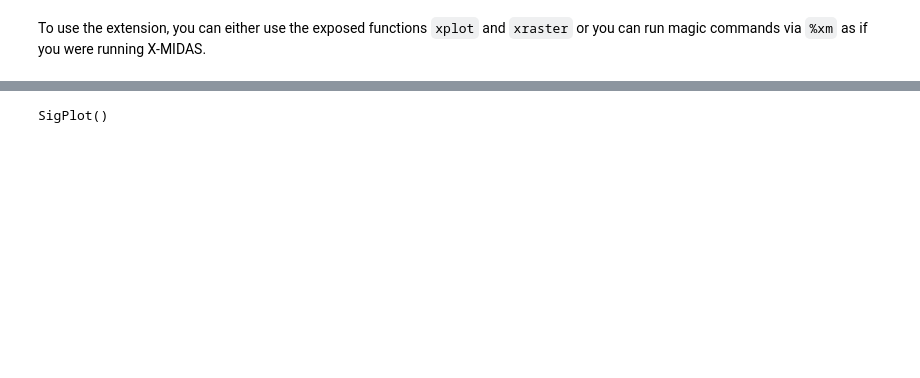
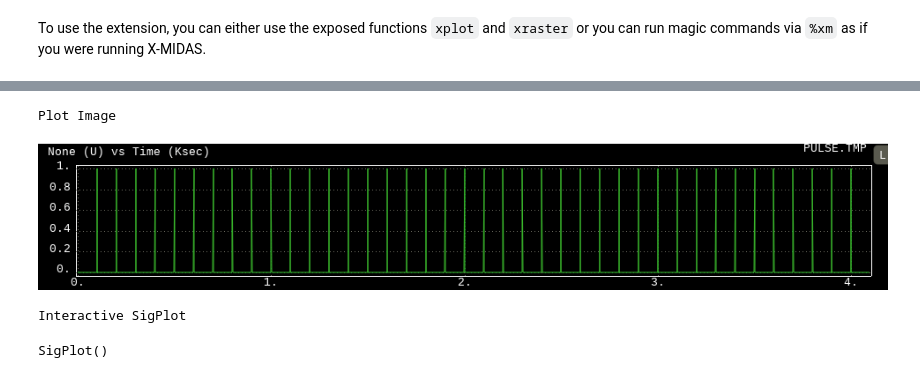
Before and after one commit to betatim/jupyter-xm-magic, a Jupyter notebook: SigPlot Extension Test.ipynb, the cells around one changed output, grey strips where cells are left out. Saved outputs shown, nothing was run; the diff lists cells and outputs as text; code cells hidden in the pictures; blank space fills up the shorter version.

```diff
--- a/SigPlot Extension Test.ipynb
+++ b/SigPlot Extension Test.ipynb
@@ -45,8 +54,15 @@ SigPlot()
 # %%
 plot= SigPlot()
 plot.overlay_href("http://sigplot.lgsinnovations.com/dat/pulse.tmp")
+print("Plot Image")
+i= Image("docs/pulse.png")
+display(i)
+print("Interactive SigPlot")
 plot.plot()
 # %% [output]
-SigPlot()
+Plot Image
+[figure, added]
+Interactive SigPlot
+SigPlot()
 # %%
 plot= SigPlot("http://sigplot.lgsinnovations.com/dat/sin.tmp")
```
Also changed, not shown: parts of 11 cells of this notebook, 9 other files.
